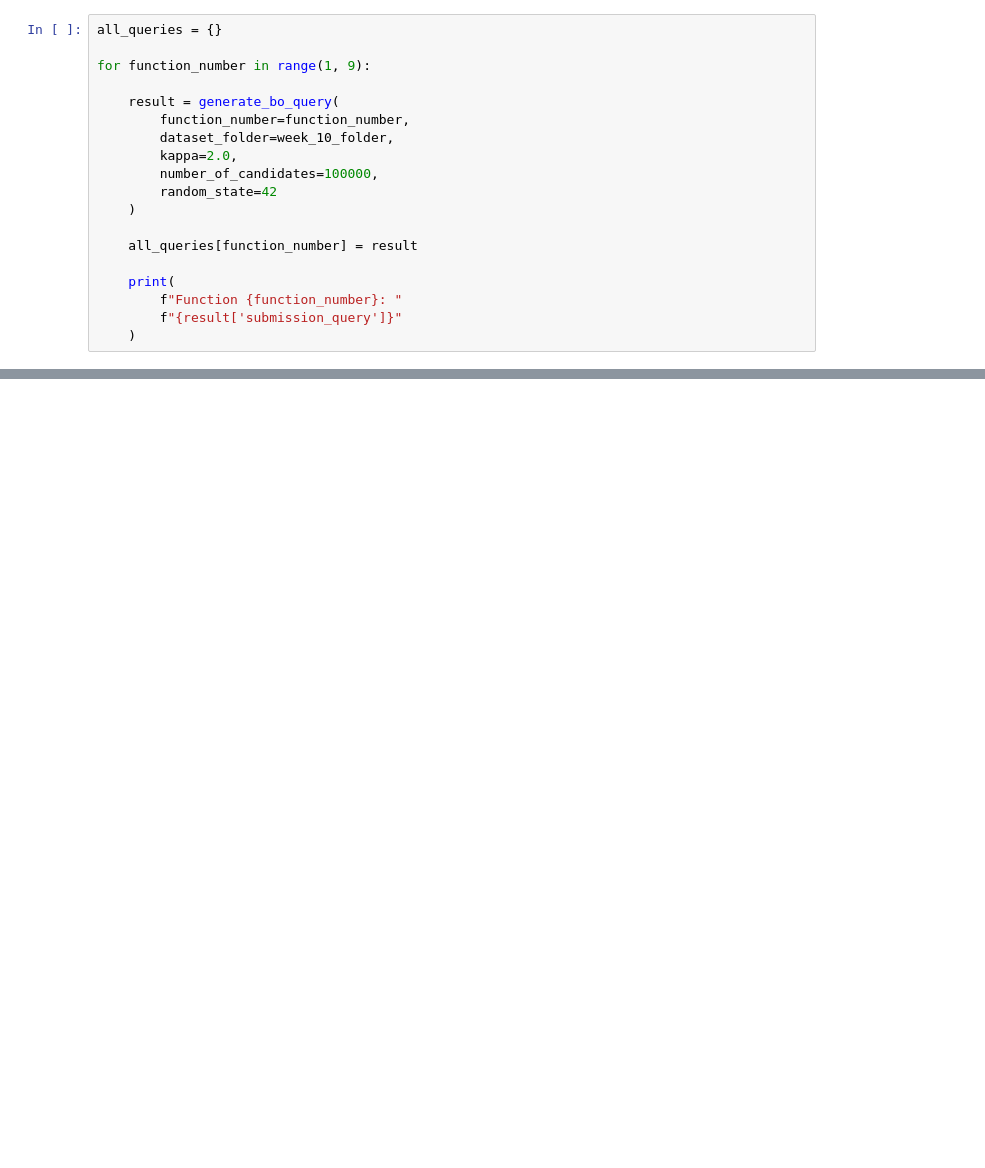
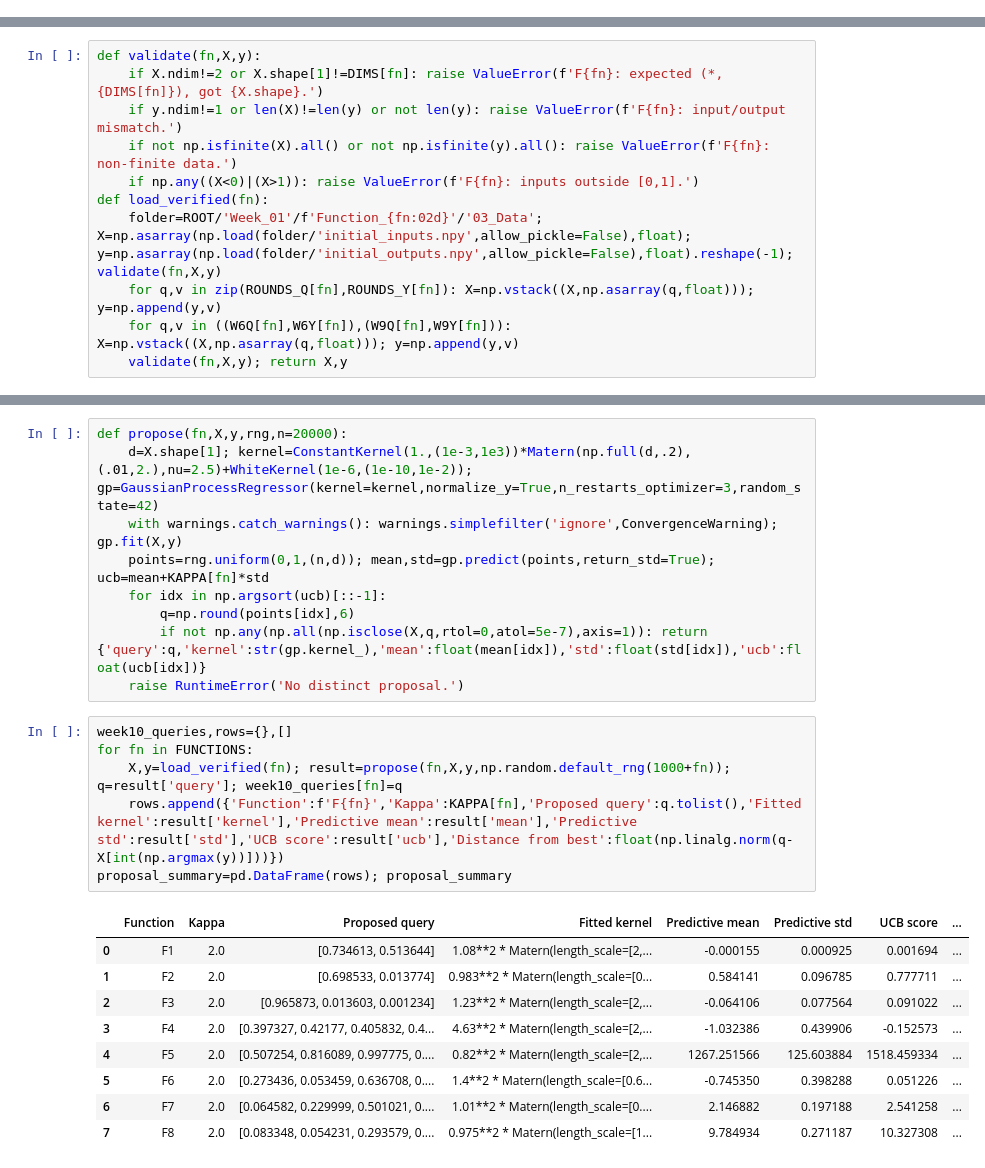
Before and after one commit to JPAmewu/My_Capstone_1_Imperial, a Jupyter notebook: Week_10/02_Notebook/Week_10_Capstone.ipynb, the cells around one changed output, grey strips where cells are left out. Drawn from its saved outputs; the diff is of its cells as text; blank space fills up the shorter version.

```diff
--- a/Week_10/02_Notebook/Week_10_Capstone.ipynb
+++ b/Week_10/02_Notebook/Week_10_Capstone.ipynb
@@ -1534,19 +0,0 @@ Function 1 query:
-# %%
-all_queries = {}
-
-for function_number in range(1, 9):
-
-    result = generate_bo_query(
-        function_number=function_number,
-        dataset_folder=week_10_folder,
-        kappa=2.0,
-        number_of_candidates=100000,
-        random_state=42
-    )
-
-    all_queries[function_number] = result
-
-    print(
-        f"Function {function_number}: "
-        f"{result['submission_query']}"
-    )
@@ -1746,0 +43,11 @@ weekly_performance_summary
+# %%
+def validate(fn,X,y):
+    if X.ndim!=2 or X.shape[1]!=DIMS[fn]: raise ValueError(f'F{fn}: expected (*,{DIMS[fn]}), got {X.shape}.')
+    if y.ndim!=1 or len(X)!=len(y) or not len(y): raise ValueError(f'F{fn}: input/output mismatch.')
+    if not np.isfinite(X).all() or not np.isfinite(y).all(): raise ValueError(f'F{fn}: non-finite data.')
+    if np.any((X<0)|(X>1)): raise ValueError(f'F{fn}: inputs outside [0,1].')
+def load_verified(fn):
+    folder=ROOT/'Week_01'/f'Function_{fn:02d}'/'03_Data'; X=np.asarray(np.load(folder/'initial_inputs.npy',allow_pickle=False),float); y=np.asarray(np.load(folder/'initial_outputs.npy',allow_pickle=False),float).reshape(-1); validate(fn,X,y)
+    for q,v in zip(ROUNDS_Q[fn],ROUNDS_Y[fn]): X=np.vstack((X,np.asarray(q,float))); y=np.append(y,v)
+    for q,v in ((W6Q[fn],W6Y[fn]),(W9Q[fn],W9Y[fn])): X=np.vstack((X,np.asarray(q,float))); y=np.append(y,v)
+    validate(fn,X,y); return X,y
@@ -1746,0 +103,25 @@ weekly_performance_summary
+# %%
+def propose(fn,X,y,rng,n=20000):
+    d=X.shape[1]; kernel=ConstantKernel(1.,(1e-3,1e3))*Matern(np.full(d,.2),(.01,2.),nu=2.5)+WhiteKernel(1e-6,(1e-10,1e-2)); gp=GaussianProcessRegressor(kernel=kernel,normalize_y=True,n_restarts_optimizer=3,random_state=42)
+    with warnings.catch_warnings(): warnings.simplefilter('ignore',ConvergenceWarning); gp.fit(X,y)
+    points=rng.uniform(0,1,(n,d)); mean,std=gp.predict(points,return_std=True); ucb=mean+KAPPA[fn]*std
+    for idx in np.argsort(ucb)[::-1]:
+        q=np.round(points[idx],6)
+        if not np.any(np.all(np.isclose(X,q,rtol=0,atol=5e-7),axis=1)): return {'query':q,'kernel':str(gp.kernel_),'mean':float(mean[idx]),'std':float(std[idx]),'ucb':float(ucb[idx])}
+    raise RuntimeError('No distinct proposal.')
+# %%
+week10_queries,rows={},[]
+for fn in FUNCTIONS:
+    X,y=load_verified(fn); result=propose(fn,X,y,np.random.default_rng(1000+fn)); q=result['query']; week10_queries[fn]=q
+    rows.append({'Function':f'F{fn}','Kappa':KAPPA[fn],'Proposed query':q.tolist(),'Fitted kernel':result['kernel'],'Predictive mean':result['mean'],'Predictive std':result['std'],'UCB score':result['ucb'],'Distance from best':float(np.linalg.norm(q-X[int(np.argmax(y))]))})
+proposal_summary=pd.DataFrame(rows); proposal_summary
+# %% [output]
+|  | Function | Kappa | Proposed query | Fitted kernel | Predictive mean | Predictive std | UCB score | ... |
+| 0 | F1 | 2.0 | [0.734613, 0.513644] | 1.08**2 * Matern(length_scale=[2,... | -0.000155 | 0.000925 | 0.001694 | ... |
+| 1 | F2 | 2.0 | [0.698533, 0.013774] | 0.983**2 * Matern(length_scale=[0... | 0.584141 | 0.096785 | 0.777711 | ... |
+| 2 | F3 | 2.0 | [0.965873, 0.013603, 0.001234] | 1.23**2 * Matern(length_scale=[2,... | -0.064106 | 0.077564 | 0.091022 | ... |
+| 3 | F4 | 2.0 | [0.397327, 0.42177, 0.405832, 0.4... | 4.63**2 * Matern(length_scale=[2,... | -1.032386 | 0.439906 | -0.152573 | ... |
+| 4 | F5 | 2.0 | [0.507254, 0.816089, 0.997775, 0.... | 0.82**2 * Matern(length_scale=[2,... | 1267.251566 | 125.603884 | 1518.459334 | ... |
+| 5 | F6 | 2.0 | [0.273436, 0.053459, 0.636708, 0.... | 1.4**2 * Matern(length_scale=[0.6... | -0.745350 | 0.398288 | 0.051226 | ... |
+| 6 | F7 | 2.0 | [0.064582, 0.229999, 0.501021, 0.... | 1.01**2 * Matern(length_scale=[0.... | 2.146882 | 0.197188 | 2.541258 | ... |
+| 7 | F8 | 2.0 | [0.083348, 0.054231, 0.293579, 0.... | 0.975**2 * Matern(length_scale=[1... | 9.784934 | 0.271187 | 10.327308 | ... |
```
Also changed, not shown: parts of 45 cells of this notebook, 10 other files.
